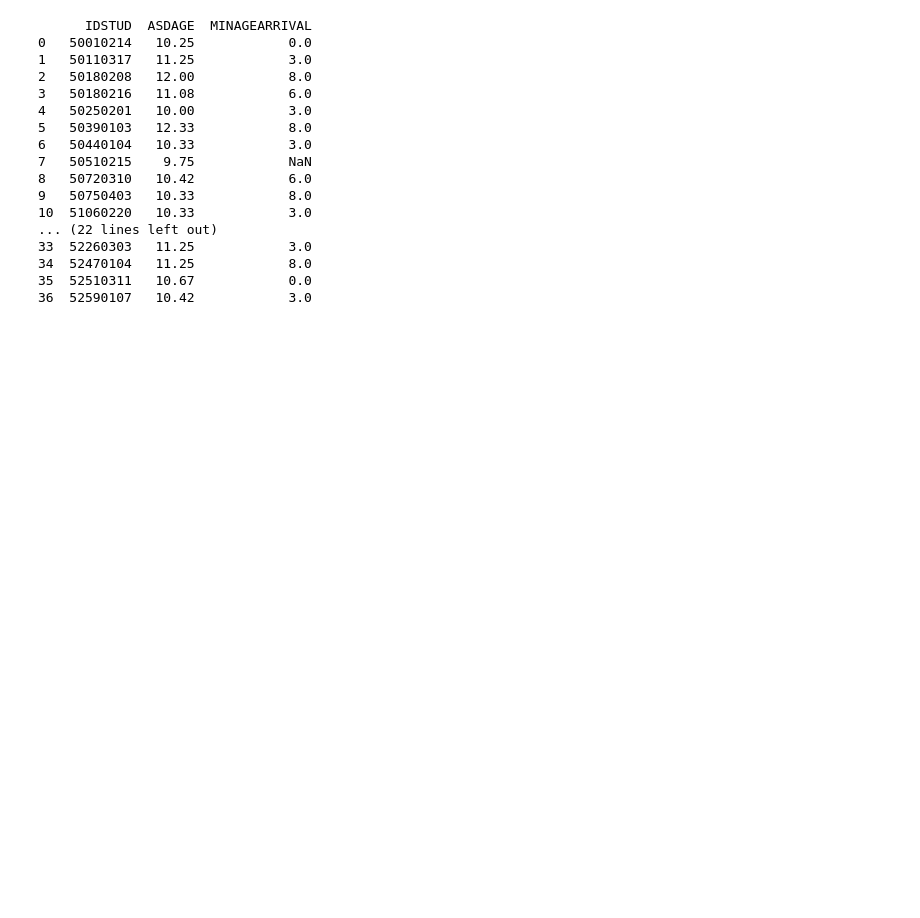
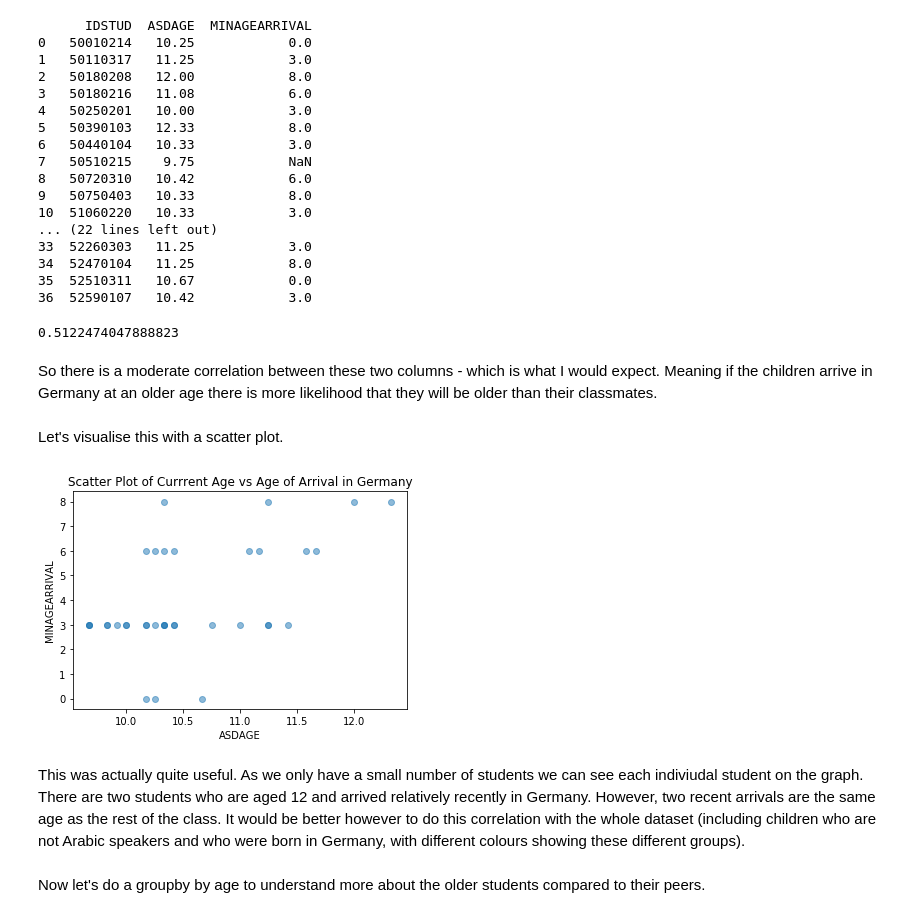
Before and after one commit to SophieESpencer/PIRLS-Germany, a Jupyter notebook: Arabic Speaking Immigrant Children - Home Context and Student Context .ipynb, the cells around one changed output. Cells and saved outputs as stored; diff of their text form; code cells hidden in the pictures; blank space fills up the shorter version.

```diff
--- a/Arabic Speaking Immigrant Children - Home Context and Student Context .ipynb
+++ b/Arabic Speaking Immigrant Children - Home Context and Student Context .ipynb
@@ -138,3 +138,32 @@ print(df[["IDSTUD","ASDAGE","MINAGEARRIVAL"]])
 34  52470104   11.25            8.0
 35  52510311   10.67            0.0
 36  52590107   10.42            3.0
+# %%
+# Calculate correlation between two columns
+correlation = df['ASDAGE'].corr(df['MINAGEARRIVAL'])
+print(correlation)
+# %% [output]
+0.5122474047888823
+# %% [markdown]
+So there is a moderate correlation between these two columns - which is what I would expect. Meaning if the children arrive in Germany at an older age there is more likelihood that they will be older than their classmates.
+# %% [markdown]
+Let's visualise this with a scatter plot.
+# %%
+import matplotlib.pyplot as plt
+
+# Create a scatter plot
+plt.scatter(df['ASDAGE'], df['MINAGEARRIVAL'], alpha=0.5)  # Alpha controls the transparency of points
+
+# Add labels and title
+plt.xlabel('ASDAGE')
+plt.ylabel('MINAGEARRIVAL')
+plt.title('Scatter Plot of Currrent Age vs Age of Arrival in Germany')
+
+# Display the plot
+plt.show()
+# %% [output]
+[figure, added]
+# %% [markdown]
+This was actually quite useful. As we only have a small number of students we can see each indiviudal student on the graph. There are two students who are aged 12 and arrived relatively recently in Germany. However, two recent arrivals are the same age as the rest of the class. It would be better however to do this correlation with the whole dataset (including children who are not Arabic speakers and who were born in Germany, with different colours showing these different groups).
+# %% [markdown]
+Now let's do a groupby by age to understand more about the older students compared to their peers.
```
Also changed, not shown: parts of 22 cells of this notebook.
